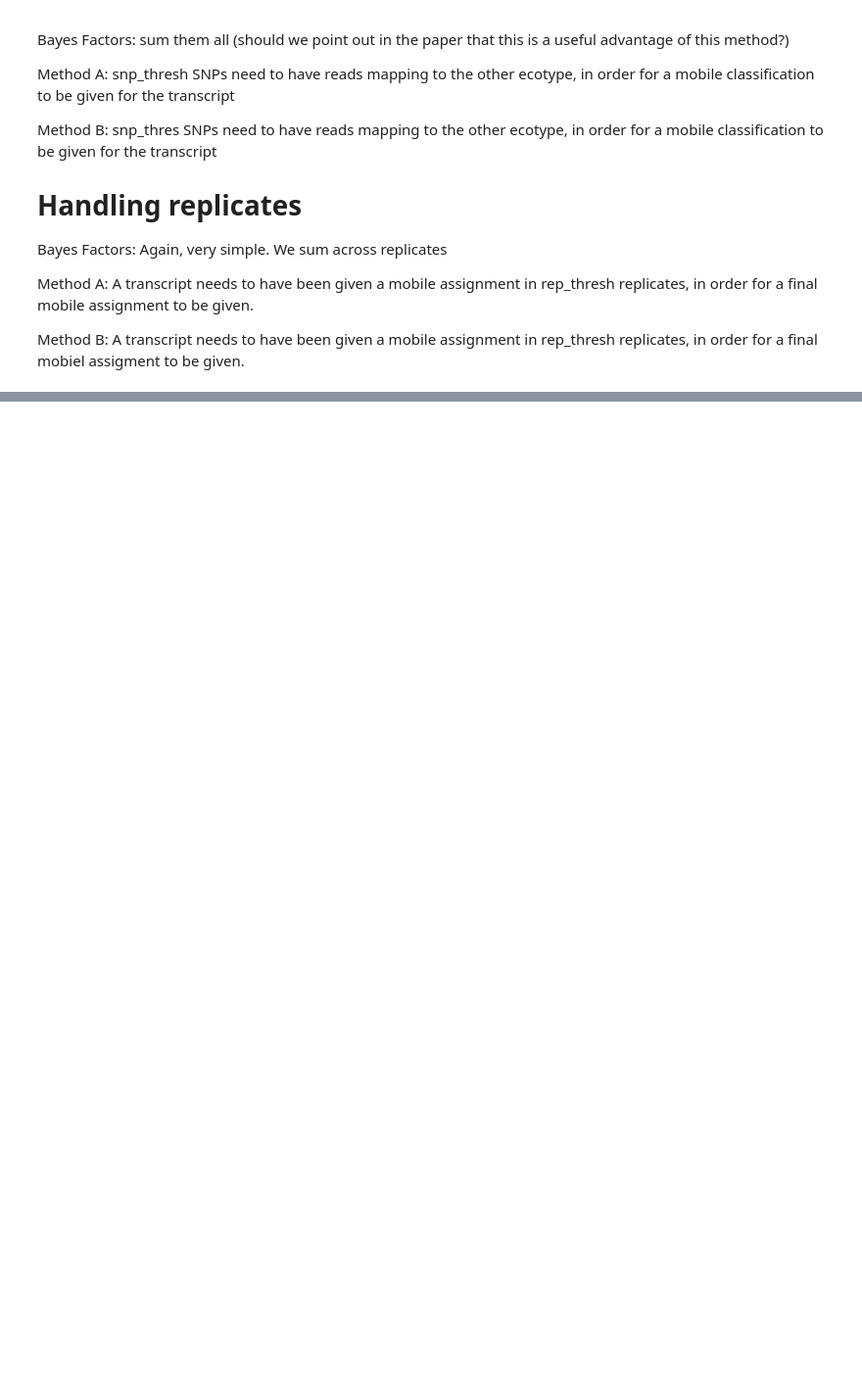
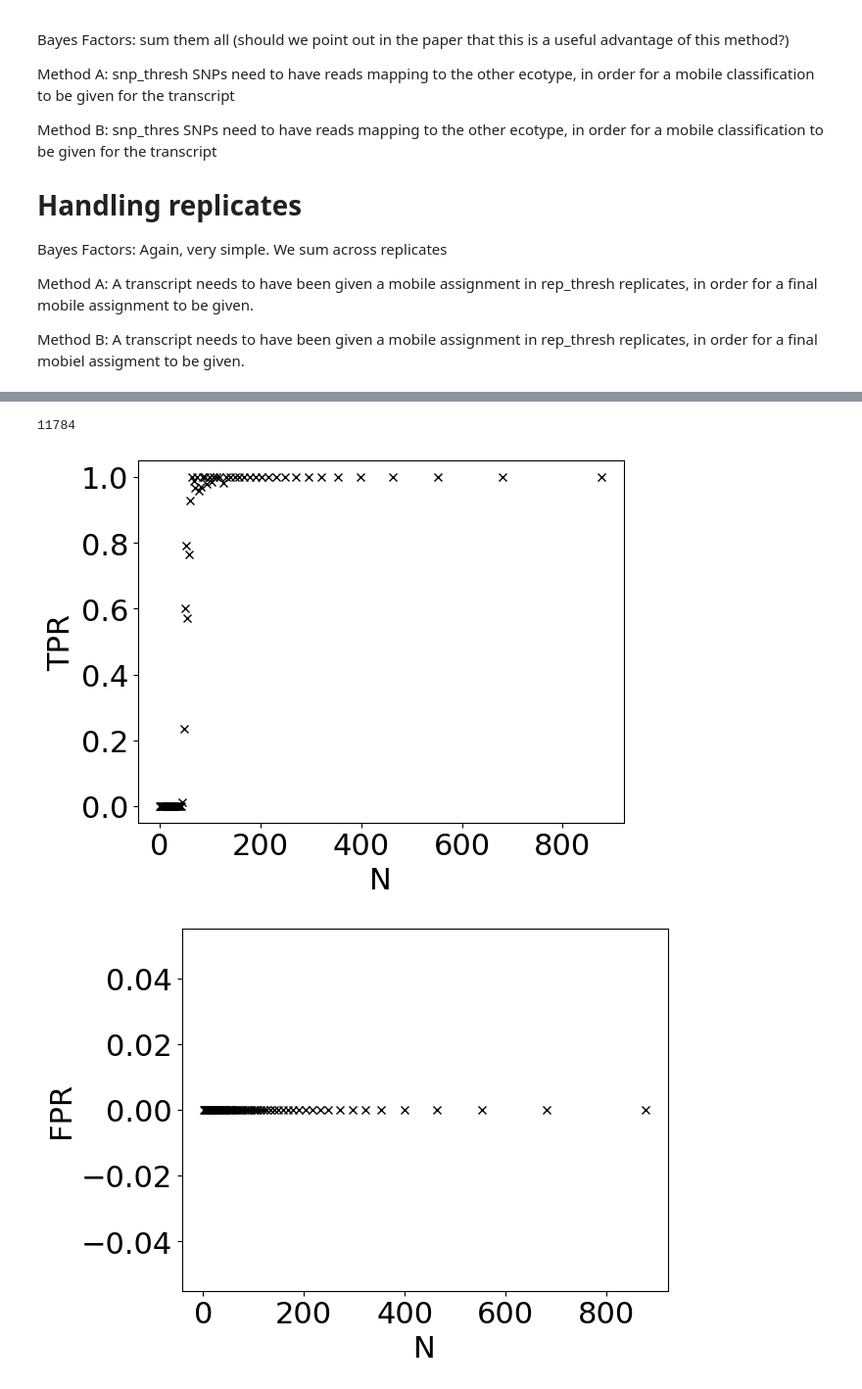
Before and after one commit to mtomtom/baymobil, a Jupyter notebook: create_figures.ipynb, the cells around one changed output, grey strips where cells are left out. Shown: that part at 98% size. Cells and saved outputs as stored; diff of their text form; code cells hidden in the pictures; blank space fills up the shorter version.

```diff
--- a/create_figures.ipynb
+++ b/create_figures.ipynb
@@ -509,0 +514,48 @@ my_df.groupby(["transcripts","exp"]).sum().reset_index()[["transcripts","log10BF
+# %%
+## Create the plots
+maxN = results.N.max()
+minN = results.N.min()
+
+## Take a copy of the output file
+
+sim_results = results.copy()
+
+sim_results = sim_results[sim_results["N"]<1000]
+print(len(sim_results))
+
+sim_results["bin"] = pd.qcut(sim_results["N"], q = 100, duplicates = "drop")
+bins = set(sim_results["bin"].to_list())
+mid_list = []
+tpr_list = []
+fpr_list = []
+for bin in bins:
+    tp = sim_results["TP"][sim_results["bin"]==bin].sum()
+    tn = sim_results["TN"][sim_results["bin"]==bin].sum()
+    fp = sim_results["FP"][sim_results["bin"]==bin].sum()
+    fn = sim_results["FN"][sim_results["bin"]==bin].sum()
+    tpr = tp / (tp + fn)
+    plt.plot(bin.mid, tpr, "kx")
+    mid_list.append(bin.mid)
+    tpr_list.append(tpr)
+
+plt.xlabel("N")
+plt.ylabel("TPR")
+plt.savefig("TPR.png", dpi = 300)
+plt.show()
+for bin in bins:
+    tp = sim_results["TP"][sim_results["bin"]==bin].sum()
+    tn = sim_results["TN"][sim_results["bin"]==bin].sum()
+    fp = sim_results["FP"][sim_results["bin"]==bin].sum()
+    fn = sim_results["FN"][sim_results["bin"]==bin].sum()
+    fpr = fp / (fp + tn)
+    plt.plot(bin.mid, fpr, "kx")
+    fpr_list.append(fpr)
+
+plt.xlabel("N")
+plt.ylabel("FPR")
+plt.savefig("FPR.png", dpi= 300)
+plt.show()
+# %% [output]
+11784
+[figure, added]
+[figure, added]
```
Also changed, not shown: parts of 15 cells of this notebook, 18 other files.
